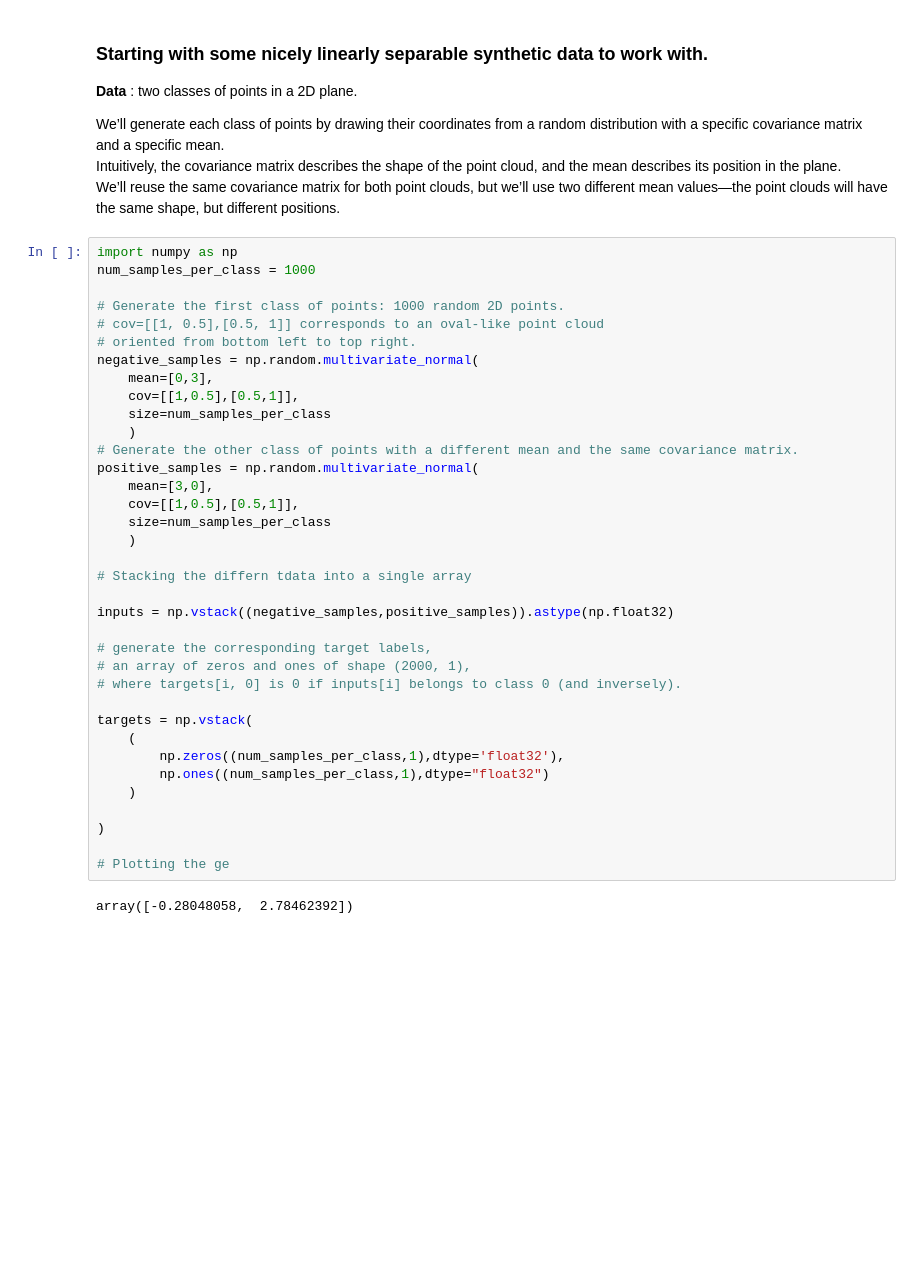
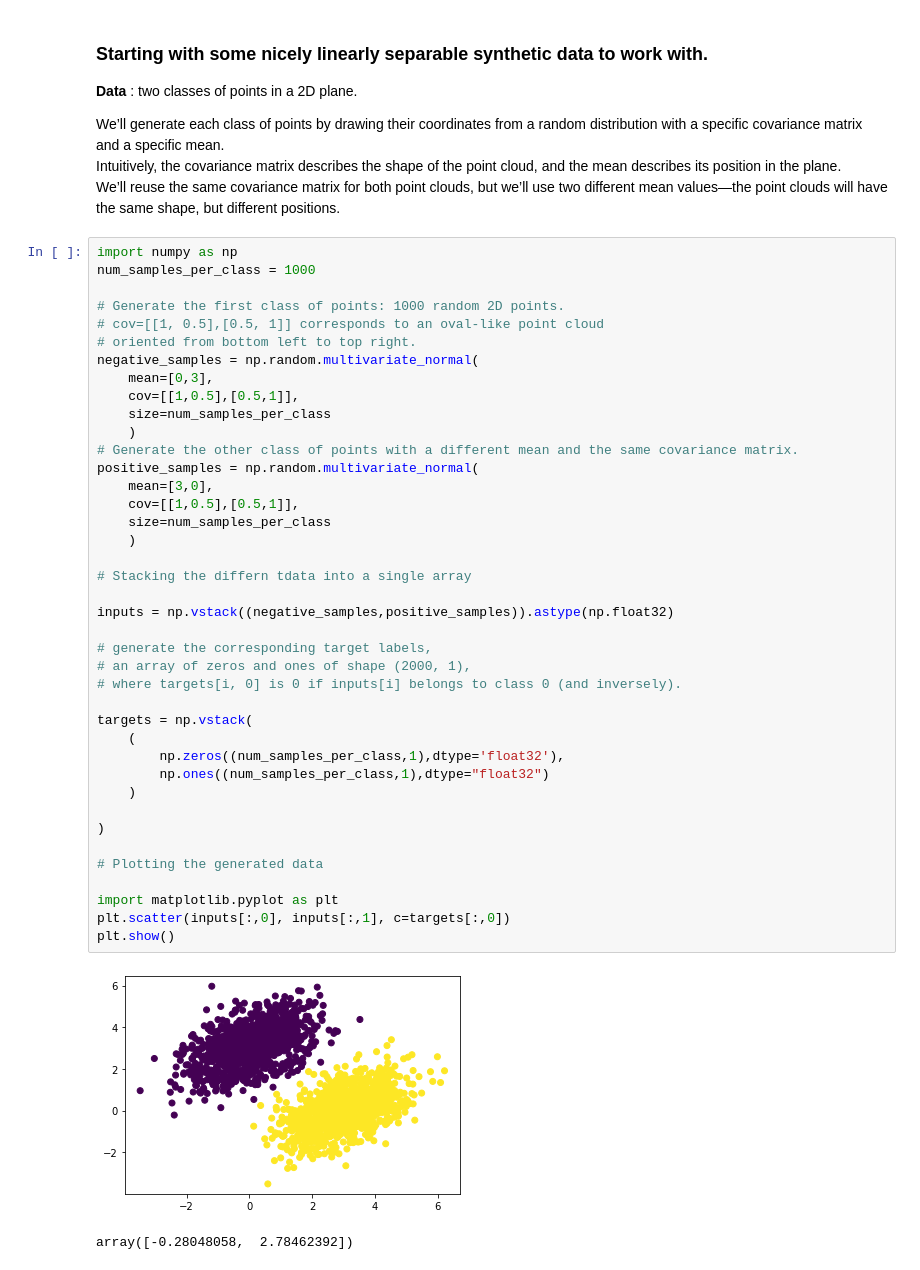
Before and after one commit to DietzscheNostoevsky/Deep_Learning_Chollet, a Jupyter notebook: Linear_classifier.ipynb, the cells around one changed output. Cells and saved outputs as stored; diff of their text form; blank space fills up the shorter version.

Commit message:
ata plot

```diff
--- a/Linear_classifier.ipynb
+++ b/Linear_classifier.ipynb
@@ -16,34 +16,40 @@ num_samples_per_class = 1000
 # cov=[[1, 0.5],[0.5, 1]] corresponds to an oval-like point cloud
 # oriented from bottom left to top right.
 negative_samples = np.random.multivariate_normal(
     mean=[0,3],
     cov=[[1,0.5],[0.5,1]],
     size=num_samples_per_class
     )
 # Generate the other class of points with a different mean and the same covariance matrix.
 positive_samples = np.random.multivariate_normal(
     mean=[3,0],
     cov=[[1,0.5],[0.5,1]],
     size=num_samples_per_class
     )
 
 # Stacking the differn tdata into a single array
 
 inputs = np.vstack((negative_samples,positive_samples)).astype(np.float32)
 
 # generate the corresponding target labels,
 # an array of zeros and ones of shape (2000, 1),
 # where targets[i, 0] is 0 if inputs[i] belongs to class 0 (and inversely).
 
 targets = np.vstack(
     (
         np.zeros((num_samples_per_class,1),dtype='float32'),
         np.ones((num_samples_per_class,1),dtype="float32")
     )
 
 )
 
-# Plotting the ge
+# Plotting the generated data
+
+import matplotlib.pyplot as plt
+plt.scatter(inputs[:,0], inputs[:,1], c=targets[:,0])
+plt.show()
+# %% [output]
+[figure, added]
 # %%
 # %% [output]
 array([-0.28048058,  2.78462392])
```
